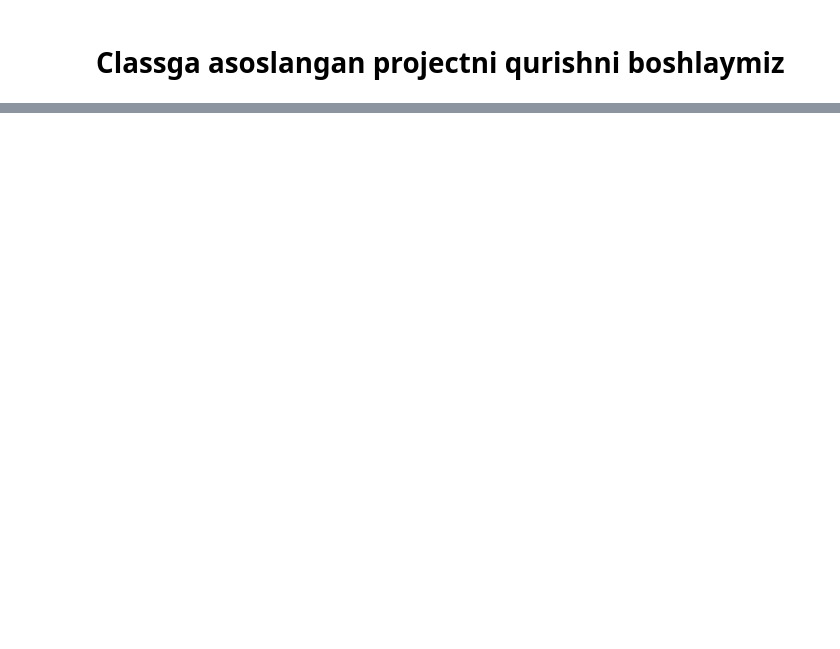
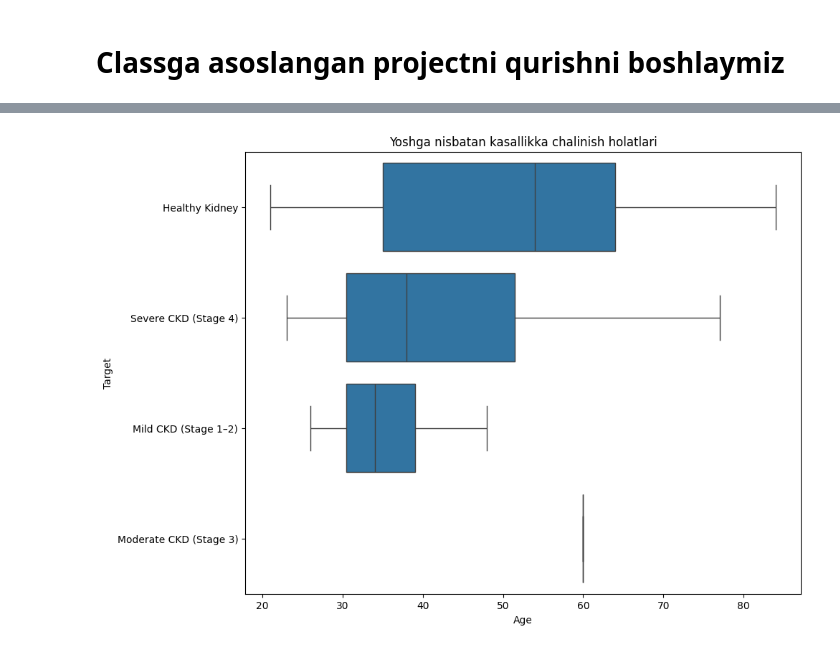
Before and after one commit to davronbek-malikov/MLFoundation, a Jupyter notebook: Murodjon/3-oylik_ Model Building/2-oylik_ Model Building_ 8-dars/class_model.ipynb, the cells around one changed output, grey strips where cells are left out. Drawn from its saved outputs; the diff is of its cells as text; code cells hidden in the pictures; blank space fills up the shorter version.

```diff
--- a/Murodjon/3-oylik_ Model Building/2-oylik_ Model Building_ 8-dars/class_model.ipynb
+++ b/Murodjon/3-oylik_ Model Building/2-oylik_ Model Building_ 8-dars/class_model.ipynb
@@ -4,4 +4,4 @@
 import pandas as pd
 # %%
 # read the dataset through calling read_csv() from pandas
-df = pd.read_csv('fifa_datasets.csv')
+df = pd.read_csv('kidney_dataset.csv')
@@ -28,5 +8,3 @@ memory usage: 12.4 MB
-# %%
-df.drop('Index', axis=1, inplace=True)
 # %%
 df.info()
 # %% [output]
@@ -68,22 +40 @@ Index(['ID', 'Name', 'Age', 'Photo', 'Nationality', 'Flag', 'Overall',
       dtype='str')
-# %%
-from sklearn.cluster import KMeans
-features = df[['ID', 'Name', 'Age', 'Photo', 'Nationality', 'Flag', 'Overall',
-       'Potential', 'Club', 'Club Logo', 'Value', 'Wage', 'Special',
-       'Preferred Foot', 'International Reputation', 'Weak Foot',
-       'Skill Moves', 'Work Rate', 'Body Type', 'Real Face', 'Position',
-       'Jersey Number', 'Joined', 'Loaned From', 'Contract Valid Until',
-       'Height', 'Weight', 'LS', 'ST', 'RS', 'LW', 'LF', 'CF', 'RF', 'RW',
-       'LAM', 'CAM', 'RAM', 'LM', 'LCM', 'CM', 'RCM', 'RM', 'LWB', 'LDM',
-       'CDM', 'RDM', 'RWB', 'LB', 'LCB', 'CB', 'RCB', 'RB', 'Crossing',
-       'Finishing', 'HeadingAccuracy', 'ShortPassing', 'Volleys', 'Dribbling',
-       'Curve', 'FKAccuracy', 'LongPassing', 'BallControl', 'Acceleration',
-       'SprintSpeed', 'Agility', 'Reactions', 'Balance', 'ShotPower',
-       'Jumping', 'Stamina', 'Strength', 'LongShots', 'Aggression',
-       'Interceptions', 'Positioning', 'Vision', 'Penalties', 'Composure',
-       'Marking', 'StandingTackle', 'SlidingTackle', 'GKDiving', 'GKHandling',
-       'GKKicking', 'GKPositioning', 'GKReflexes', 'Release Clause']]
-features = features.dropna()
-
-kmeans = KMeans(n_clusters=3)
-df['ID'] = kmeans.fit_predict(features)
@@ -181,0 +203,14 @@ Length: 88, dtype: int64
+# %%
+plt.figure(figsize=(10,8))
+
+sns.boxplot(
+    x='Age',
+    y='Target',
+    data=df.head(50)
+)
+
+plt.title('Yoshga nisbatan kasallikka chalinish holatlari')
+
+plt.show()
+# %% [output]
+[figure, added]
```
Also changed, not shown: parts of 28 cells of this notebook.
